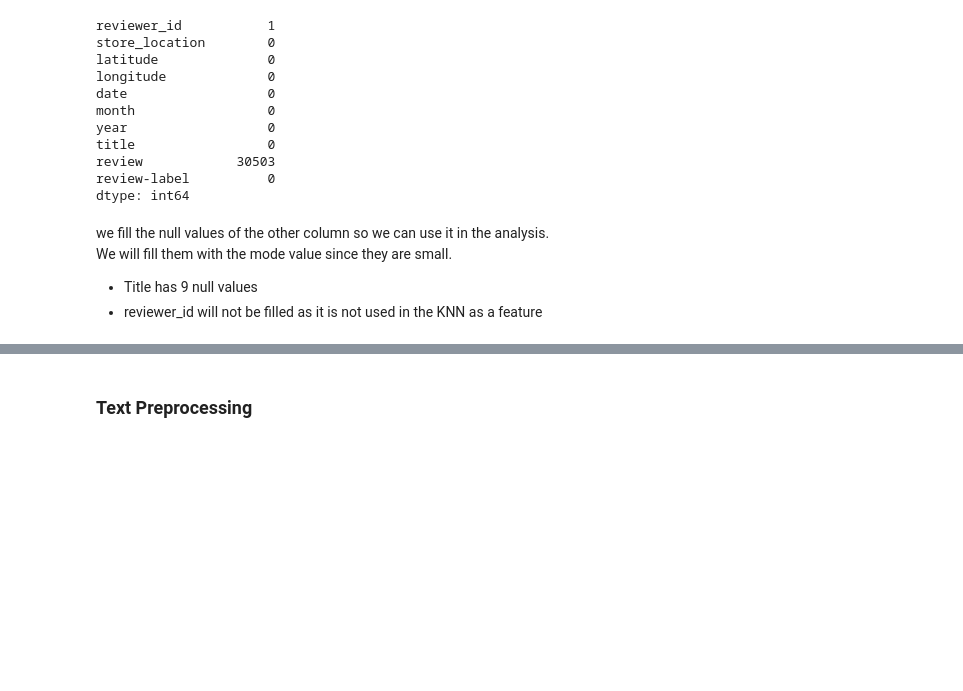
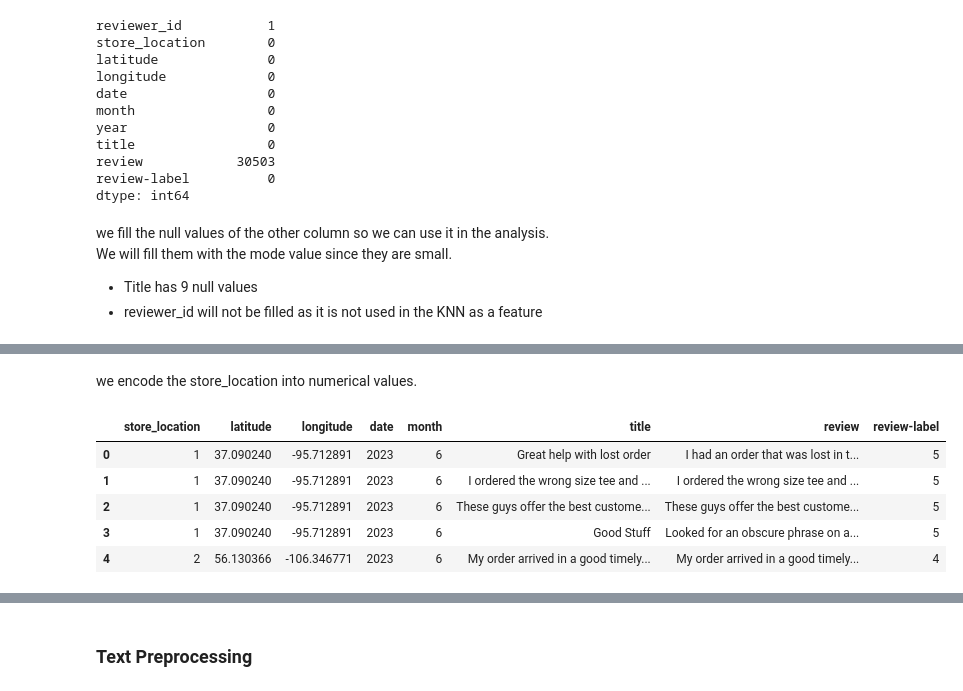
Before and after one commit to mohammedradman1/DSE_Term_Project, a Jupyter notebook: DSE_Term_Project_.ipynb, the cells around one changed output, grey strips where cells are left out. Saved outputs shown, nothing was run; the diff lists cells and outputs as text; code cells hidden in the pictures; blank space fills up the shorter version.

```diff
--- a/DSE_Term_Project_.ipynb
+++ b/DSE_Term_Project_.ipynb
@@ -349,3 +381,21 @@ memory usage: 21.2+ MB
+# %% [markdown]
+we encode the store_location into numerical values.
+# %%
+# country encoding numbers
+numerical_val = [x for x in range(1, 142)]
+countries_name = data['store_location'].unique()
+
+# replace the country with its label encoding.
+data['store_location'].replace(countries_name, numerical_val, inplace = True)
+
+data.head()
+# %% [output]
+|  | store_location | latitude | longitude | date | month | title | review | review-label |
+| 0 | 1 | 37.090240 | -95.712891 | 2023 | 6 | Great help with lost order | I had an order that was lost in t... | 5 |
+| 1 | 1 | 37.090240 | -95.712891 | 2023 | 6 | I ordered the wrong size tee and ... | I ordered the wrong size tee and ... | 5 |
+| 2 | 1 | 37.090240 | -95.712891 | 2023 | 6 | These guys offer the best custome... | These guys offer the best custome... | 5 |
+| 3 | 1 | 37.090240 | -95.712891 | 2023 | 6 | Good Stuff | Looked for an obscure phrase on a... | 5 |
+| 4 | 2 | 56.130366 | -106.346771 | 2023 | 6 | My order arrived in a good timely... | My order arrived in a good timely... | 4 |
 # %%
 # we store the data with null values in a different dataframe
 data_na_review = data[ data['review'].isna()]
```
Also changed, not shown: parts of 37 cells of this notebook.
